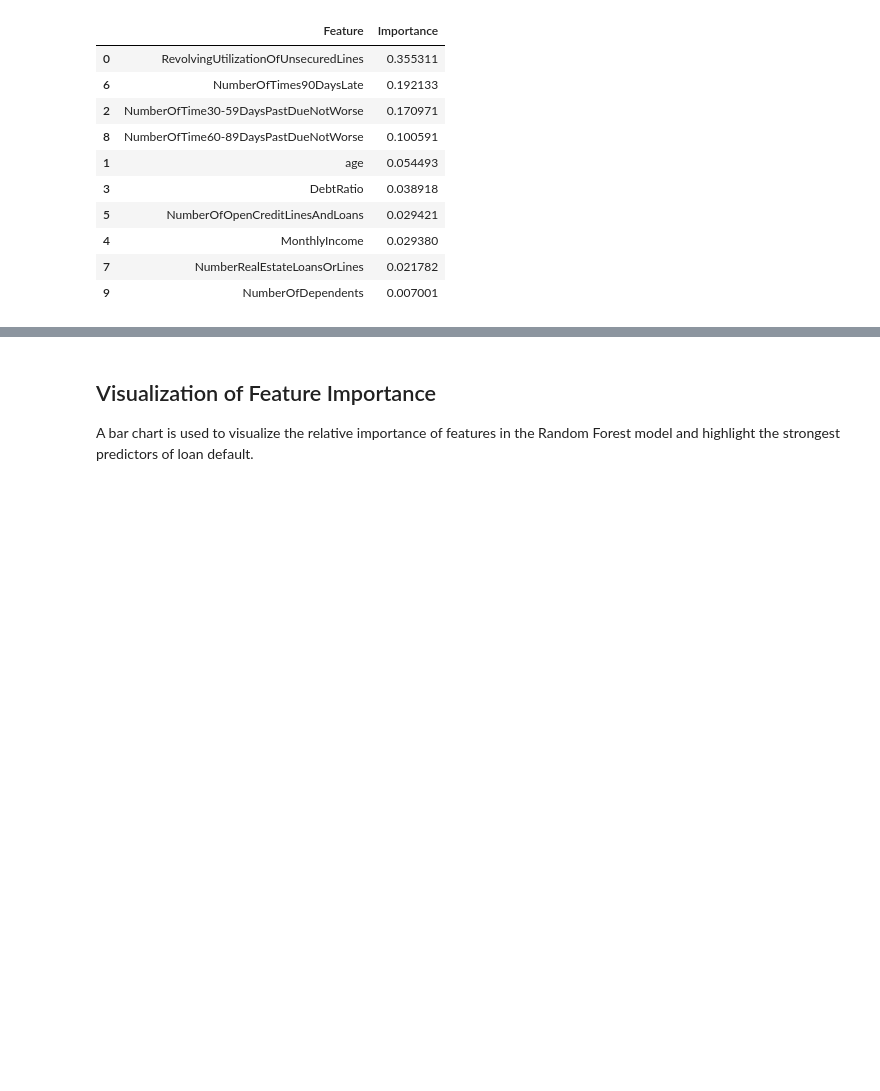
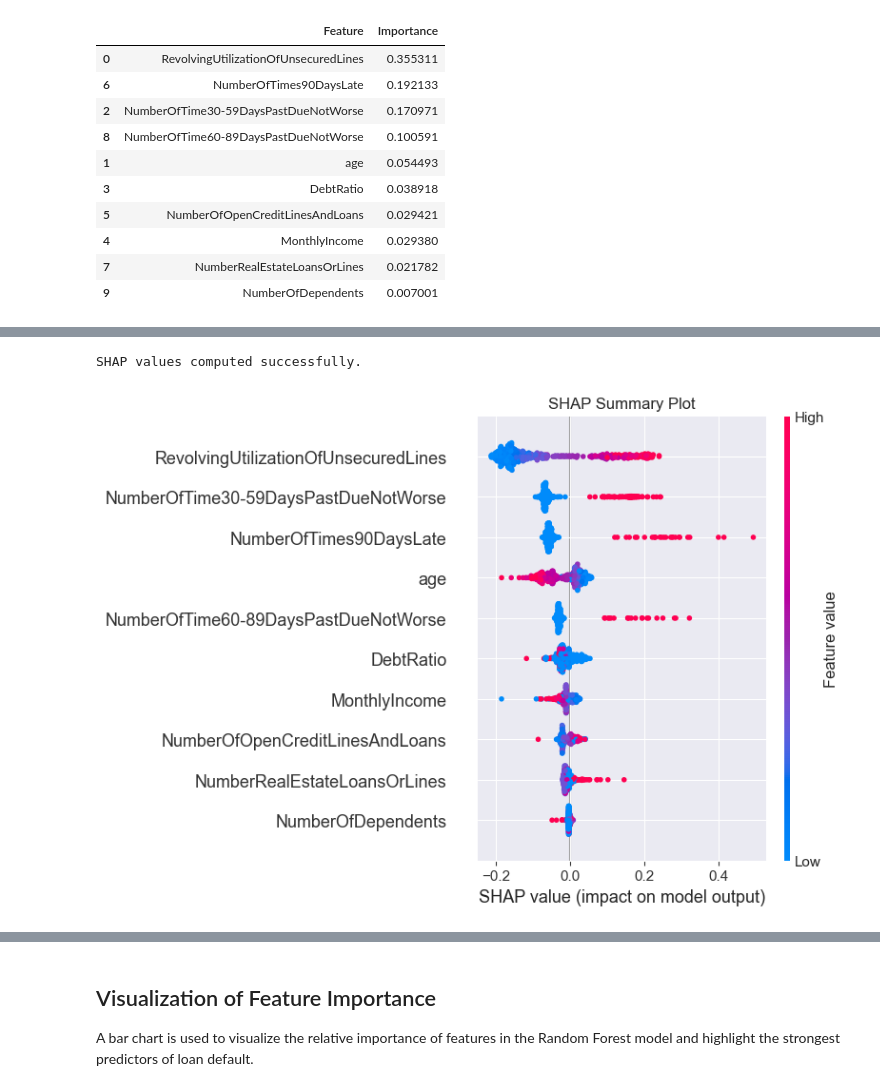
Before and after one commit to mohamadalnajjar/loan-default-project, a Jupyter notebook: notebooks/01_EDA.ipynb, the cells around one changed output, grey strips where cells are left out. Saved outputs shown, nothing was run; the diff lists cells and outputs as text; code cells hidden in the pictures; blank space fills up the shorter version.

Commit message:
Add hyperparameter tuning and SHAP analysis

```diff
--- a/notebooks/01_EDA.ipynb
+++ b/notebooks/01_EDA.ipynb
@@ -564,0 +718,43 @@ feature_importance
+# %%
+import shap
+
+# Use a sample for faster SHAP computation
+X_sample = X_test.sample(500, random_state=42)
+
+# Extract trained Random Forest model
+rf_model = rf_pipeline.named_steps['model']
+
+# Fill missing values using same preprocessing
+imputer = rf_pipeline.named_steps['imputer']
+X_sample_imputed = pd.DataFrame(
+    imputer.transform(X_sample),
+    columns=X_sample.columns
+)
+
+# Create SHAP explainer
+explainer = shap.TreeExplainer(rf_model)
+
+# Compute SHAP values
+shap_values = explainer.shap_values(X_sample_imputed)
+
+print("SHAP values computed successfully.")
+# %% [output]
+SHAP values computed successfully.
+# %%
+shap.summary_plot(
+    shap_values[:, :, 1],
+    X_sample_imputed,
+    show=False
+)
+
+plt.title("SHAP Summary Plot")
+
+plt.savefig(
+    "../figures/shap_summary_plot.png",
+    dpi=300,
+    bbox_inches='tight'
+)
+
+plt.show()
+# %% [output]
+[figure, added]
```
Also changed, not shown: parts of 13 cells of this notebook, 4 other files.
